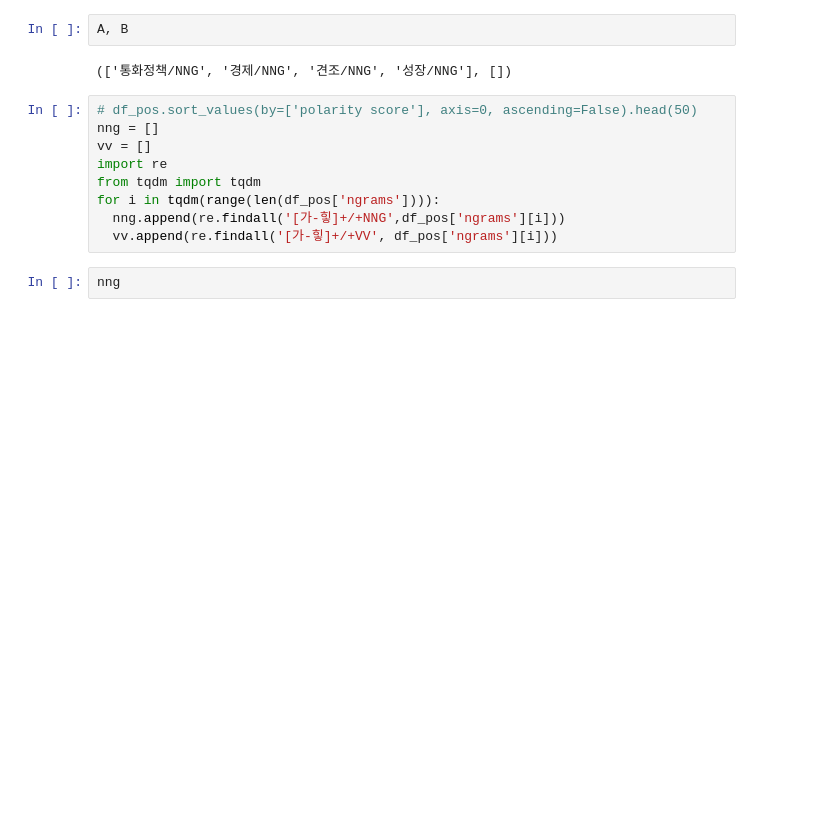
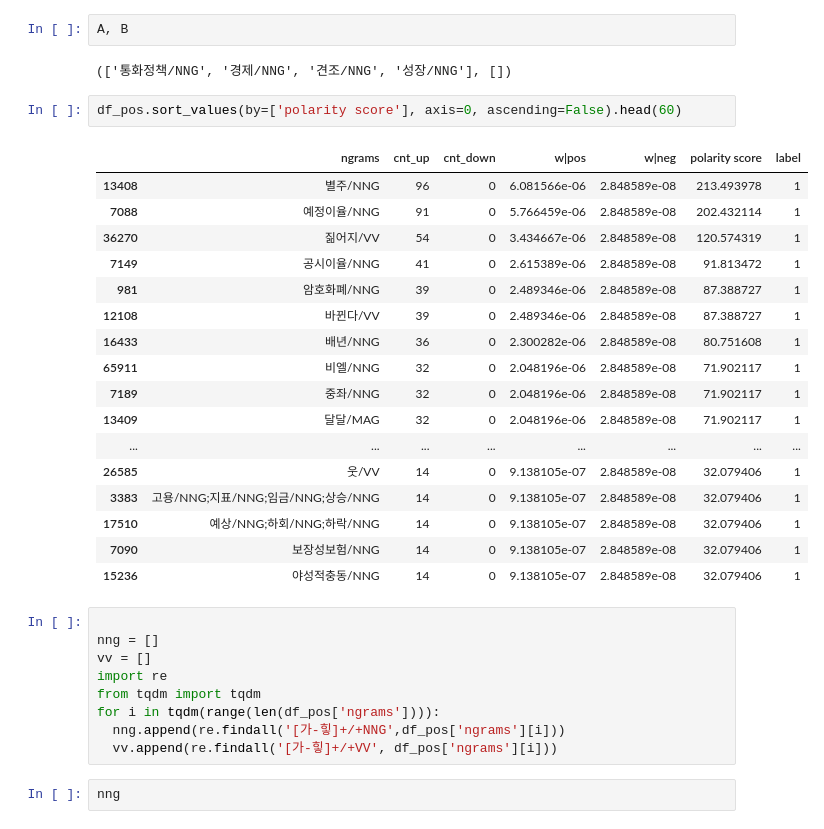
Before and after one commit to sunnyna/TIL, a Jupyter notebook: top_hawkish_dovish.ipynb, the cells around one changed output. Drawn from its saved outputs; the diff is of its cells as text; blank space fills up the shorter version.

```diff
--- a/top_hawkish_dovish.ipynb
+++ b/top_hawkish_dovish.ipynb
@@ -86,8 +115,28 @@ B = re.findall('[가-힣]+/+VV' , '통화정책/NNG;경제/NNG;견조/NNG;성장
 A, B
 # %% [output]
 (['통화정책/NNG', '경제/NNG', '견조/NNG', '성장/NNG'], [])
+# %%
+df_pos.sort_values(by=['polarity score'], axis=0, ascending=False).head(60)
+# %% [output]
+|  | ngrams | cnt_up | cnt_down | w|pos | w|neg | polarity score | label |
+| 13408 | 별주/NNG | 96 | 0 | 6.081566e-06 | 2.848589e-08 | 213.493978 | 1 |
+| 7088 | 예정이율/NNG | 91 | 0 | 5.766459e-06 | 2.848589e-08 | 202.432114 | 1 |
+| 36270 | 짊어지/VV | 54 | 0 | 3.434667e-06 | 2.848589e-08 | 120.574319 | 1 |
+| 7149 | 공시이율/NNG | 41 | 0 | 2.615389e-06 | 2.848589e-08 | 91.813472 | 1 |
+| 981 | 암호화폐/NNG | 39 | 0 | 2.489346e-06 | 2.848589e-08 | 87.388727 | 1 |
+| 12108 | 바뀐다/VV | 39 | 0 | 2.489346e-06 | 2.848589e-08 | 87.388727 | 1 |
+| 16433 | 배년/NNG | 36 | 0 | 2.300282e-06 | 2.848589e-08 | 80.751608 | 1 |
+| 65911 | 비엘/NNG | 32 | 0 | 2.048196e-06 | 2.848589e-08 | 71.902117 | 1 |
+| 7189 | 중좌/NNG | 32 | 0 | 2.048196e-06 | 2.848589e-08 | 71.902117 | 1 |
+| 13409 | 달달/MAG | 32 | 0 | 2.048196e-06 | 2.848589e-08 | 71.902117 | 1 |
+| ... | ... | ... | ... | ... | ... | ... | ... |
+| 26585 | 웃/VV | 14 | 0 | 9.138105e-07 | 2.848589e-08 | 32.079406 | 1 |
+| 3383 | 고용/NNG;지표/NNG;임금/NNG;상승/NNG | 14 | 0 | 9.138105e-07 | 2.848589e-08 | 32.079406 | 1 |
+| 17510 | 예상/NNG;하회/NNG;하락/NNG | 14 | 0 | 9.138105e-07 | 2.848589e-08 | 32.079406 | 1 |
+| 7090 | 보장성보험/NNG | 14 | 0 | 9.138105e-07 | 2.848589e-08 | 32.079406 | 1 |
+| 15236 | 야성적충동/NNG | 14 | 0 | 9.138105e-07 | 2.848589e-08 | 32.079406 | 1 |
 # %%
-# df_pos.sort_values(by=['polarity score'], axis=0, ascending=False).head(50)
+
 nng = []
 vv = []
 import re
```
Also changed, not shown: parts of 9 cells of this notebook.
